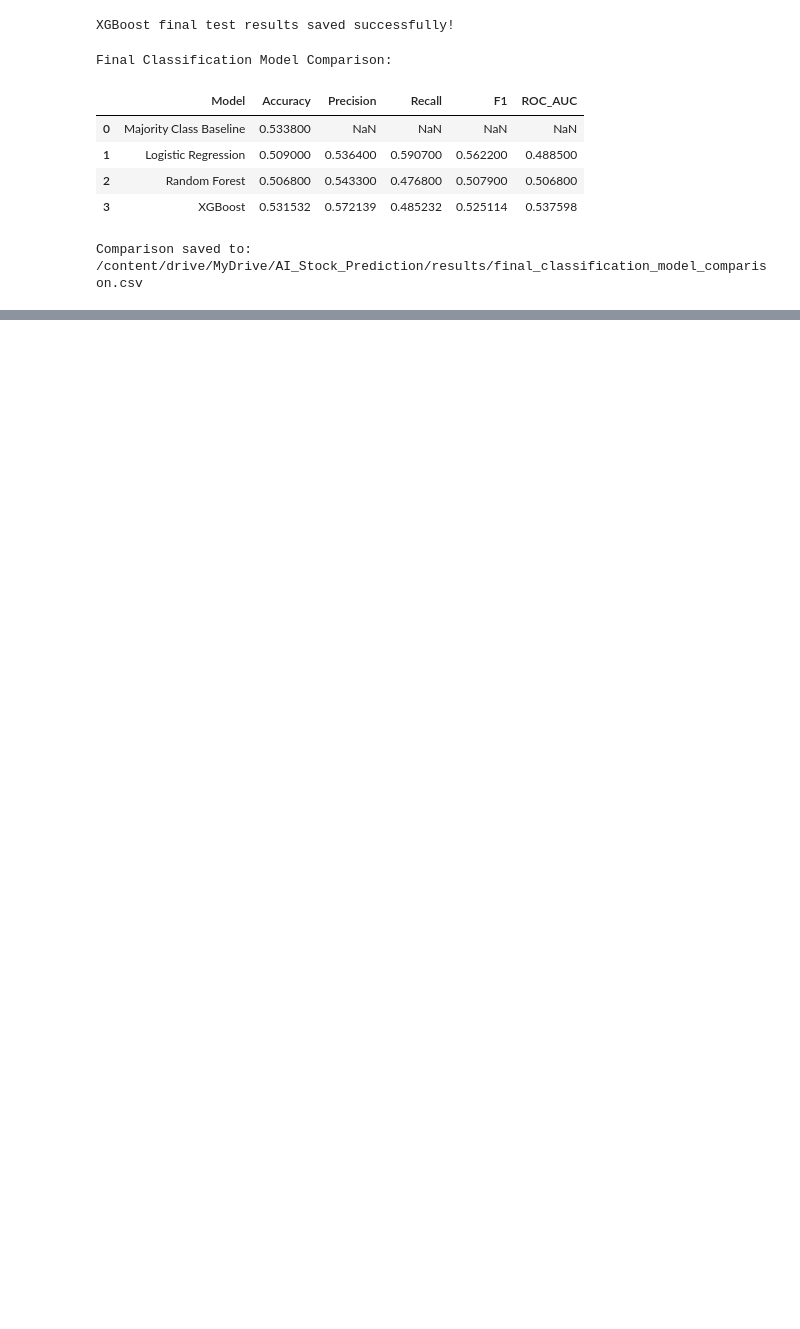
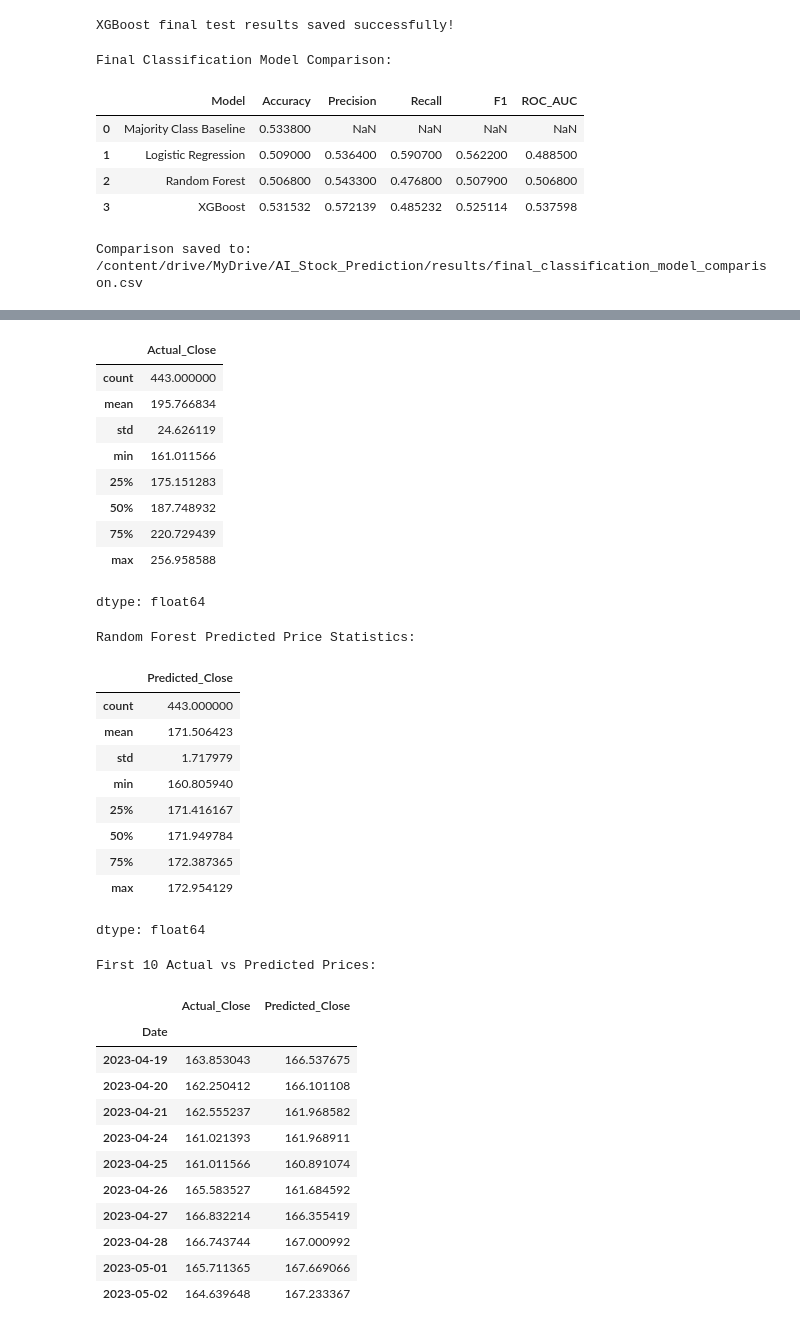
Before and after one commit to rcoello48/AI-Stock-Market-Prediction, a Jupyter notebook: Data_Collection.ipynb, the cells around one changed output, grey strips where cells are left out. Cells and saved outputs as stored; diff of their text form; code cells hidden in the pictures; blank space fills up the shorter version.

```diff
--- a/Data_Collection.ipynb
+++ b/Data_Collection.ipynb
@@ -4192,0 +4381,27 @@ Comparison saved to: /content/drive/MyDrive/AI_Stock_Prediction/results/final_cl
+# %%
+# ============================================================
+# ADD CURRENT CLOSING PRICES TO REGRESSION FEATURES
+# ============================================================
+
+# Start with existing engineered features
+regression_features = features_final.copy()
+
+# Add current closing price for each asset
+for ticker in asset_tickers:
+    regression_features[f"{ticker}_current_close"] = (
+        close_prices[ticker].reindex(regression_features.index)
+    )
+
+# Check the updated feature dataset
+print("Updated regression feature shape:")
+print(regression_features.shape)
+
+print("\nAAPL current closing price feature:")
+display(
+    regression_features[
+        ["AAPL_current_close"]
+    ].head()
+)
+
+print("\nMissing values:")
+print(regression_features.isna().sum().sum())
@@ -4192,0 +4624,19 @@ Comparison saved to: /content/drive/MyDrive/AI_Stock_Prediction/results/final_cl
+# %%
+# ============================================================
+# INSPECT RANDOM FOREST REGRESSION PREDICTIONS
+# ============================================================
+
+rf_comparison = pd.DataFrame({
+    "Actual_Close": y_validation_reg,
+    "Predicted_Close": rf_validation_predictions
+})
+
+print("Actual AAPL Closing Price Statistics:")
+display(rf_comparison["Actual_Close"].describe())
+
+print("\nRandom Forest Predicted Price Statistics:")
+display(rf_comparison["Predicted_Close"].describe())
+
+print("\nFirst 10 Actual vs Predicted Prices:")
+display(rf_comparison.head(10))
+# %% [output]
@@ -4192,0 +4644,34 @@ Comparison saved to: /content/drive/MyDrive/AI_Stock_Prediction/results/final_cl
+|  | Actual_Close |
+| count | 443.000000 |
+| mean | 195.766834 |
+| std | 24.626119 |
+| min | 161.011566 |
+| 25% | 175.151283 |
+| 50% | 187.748932 |
+| 75% | 220.729439 |
+| max | 256.958588 |
+dtype: float64
+Random Forest Predicted Price Statistics:
+|  | Predicted_Close |
+| count | 443.000000 |
+| mean | 171.506423 |
+| std | 1.717979 |
+| min | 160.805940 |
+| 25% | 171.416167 |
+| 50% | 171.949784 |
+| 75% | 172.387365 |
+| max | 172.954129 |
+dtype: float64
+First 10 Actual vs Predicted Prices:
+|  | Actual_Close | Predicted_Close |
+| Date |  |  |
+| 2023-04-19 | 163.853043 | 166.537675 |
+| 2023-04-20 | 162.250412 | 166.101108 |
+| 2023-04-21 | 162.555237 | 161.968582 |
+| 2023-04-24 | 161.021393 | 161.968911 |
+| 2023-04-25 | 161.011566 | 160.891074 |
+| 2023-04-26 | 165.583527 | 161.684592 |
+| 2023-04-27 | 166.832214 | 166.355419 |
+| 2023-04-28 | 166.743744 | 167.000992 |
+| 2023-05-01 | 165.711365 | 167.669066 |
+| 2023-05-02 | 164.639648 | 167.233367 |
```
Also changed, not shown: parts of 68 cells of this notebook.
